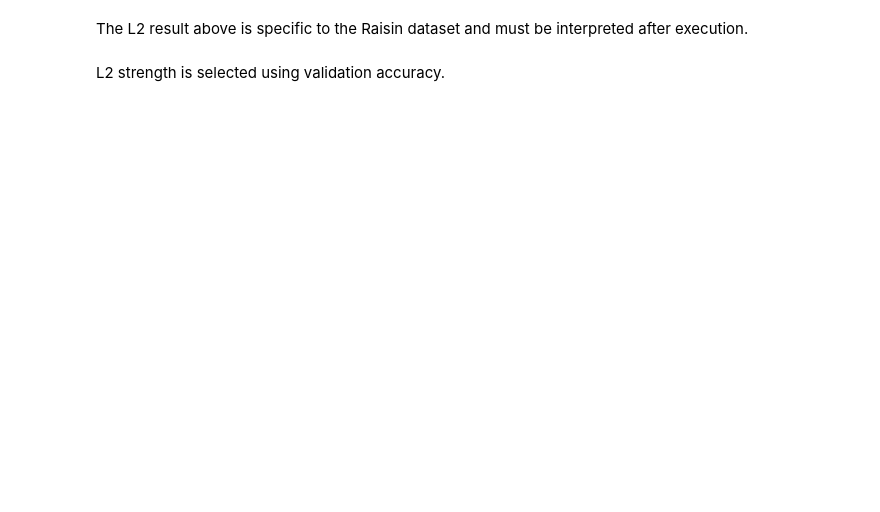
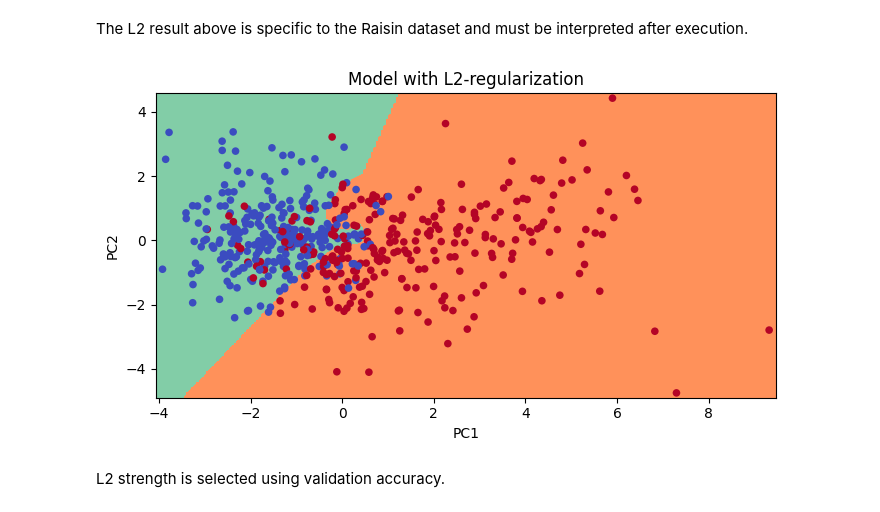
Before and after one commit to agrptec/assignment4-raisin-regularization, a Jupyter notebook: Assignment_4_Raisin.ipynb, the cells around one changed output. Cells and saved outputs as stored; diff of their text form; code cells hidden in the pictures; blank space fills up the shorter version.

```diff
--- a/Assignment_4_Raisin.ipynb
+++ b/Assignment_4_Raisin.ipynb
@@ -336,3 +350,13 @@ plt.show()
+# %%
+plt.title("Model with L2-regularization")
+
+plot_decision_boundary_pca(
+    parameters,
+    train_X,
+    train_Y
+)
+# %% [output]
+[figure, added]
 # %% [markdown]
 L2 strength is selected using validation accuracy.
 # %% [markdown]
```
Also changed, not shown: parts of 68 cells of this notebook.
